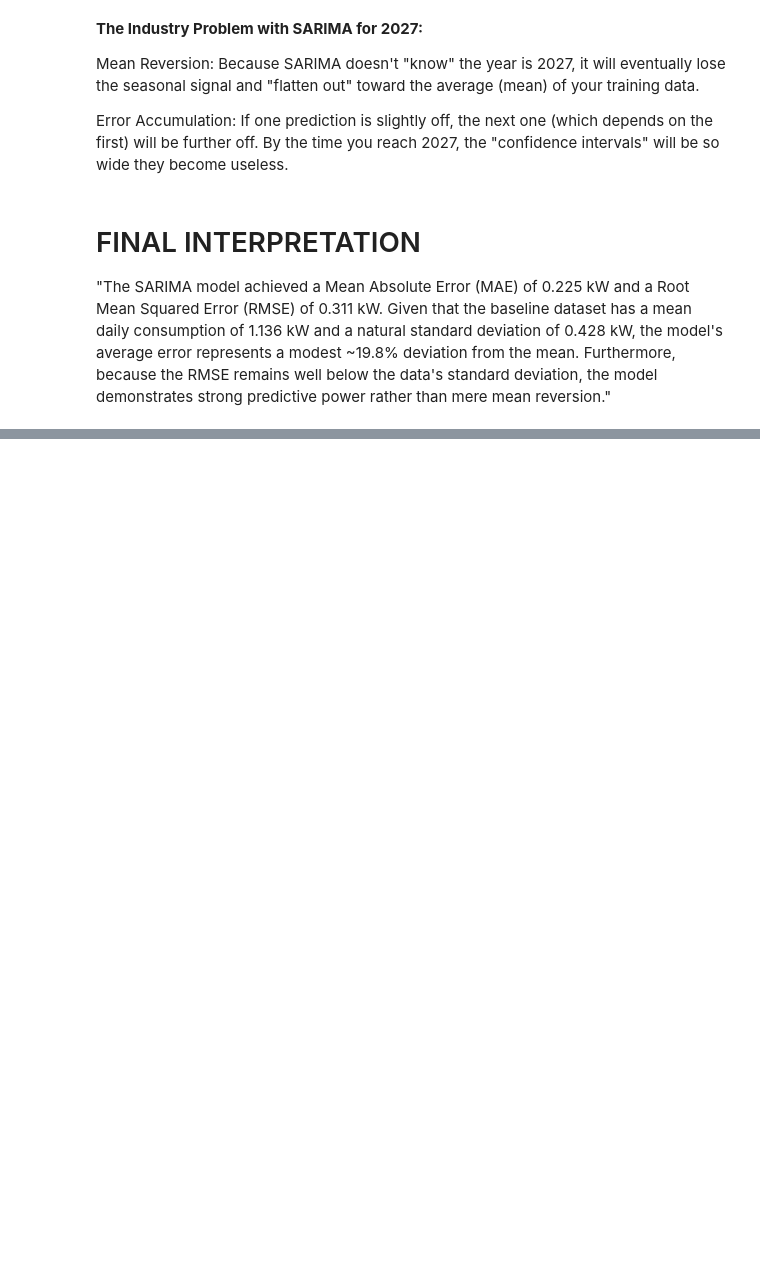
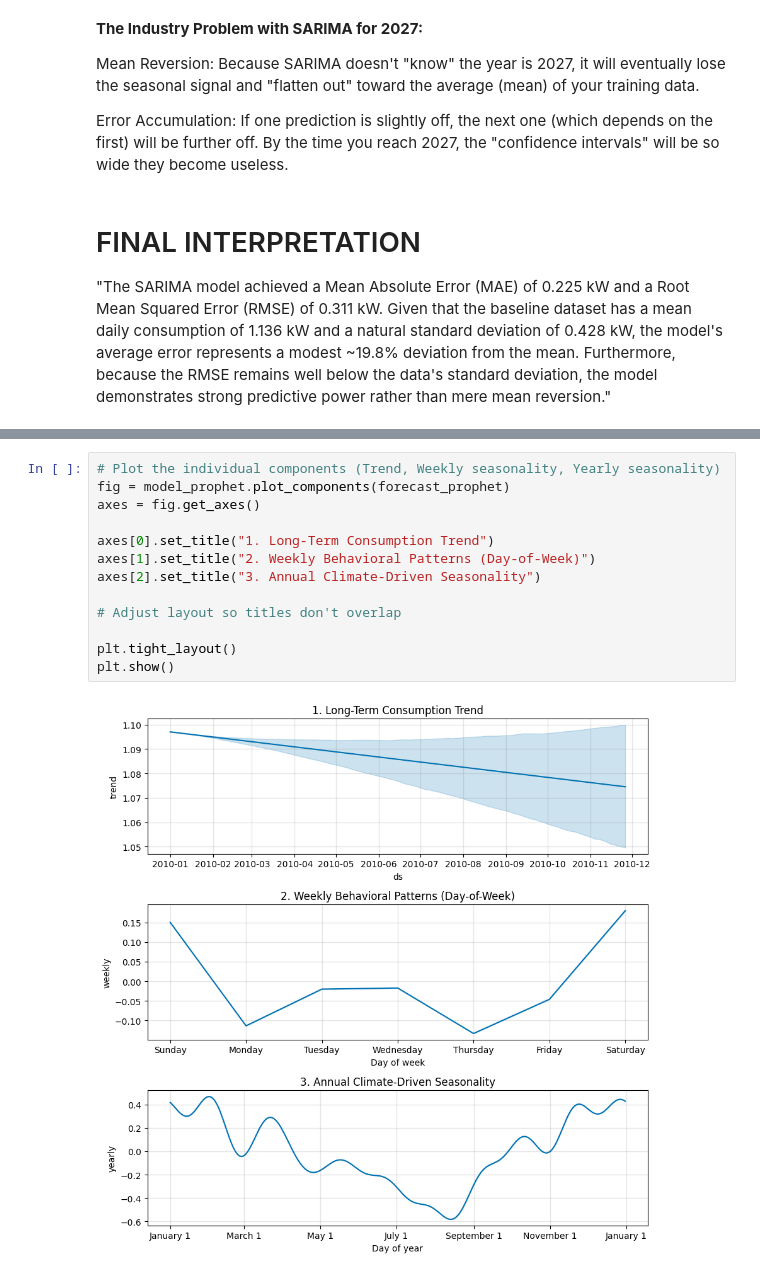
Before and after one commit to shruti-boop/Household-Energy-Consumption-Forecasting, a Jupyter notebook: drive/MyDrive/Colab Notebooks/forecasting.ipynb, the cells around one changed output, grey strips where cells are left out. Drawn from its saved outputs; the diff is of its cells as text; blank space fills up the shorter version.

```diff
--- a/drive/MyDrive/Colab Notebooks/forecasting.ipynb
+++ b/drive/MyDrive/Colab Notebooks/forecasting.ipynb
@@ -1034,0 +1159,15 @@ Error Accumulation: If one prediction is slightly off, the next one (which depen
+# %%
+# Plot the individual components (Trend, Weekly seasonality, Yearly seasonality)
+fig = model_prophet.plot_components(forecast_prophet)
+axes = fig.get_axes()
+
+axes[0].set_title("1. Long-Term Consumption Trend")
+axes[1].set_title("2. Weekly Behavioral Patterns (Day-of-Week)")
+axes[2].set_title("3. Annual Climate-Driven Seasonality")
+
+# Adjust layout so titles don't overlap
+
+plt.tight_layout()
+plt.show()
+# %% [output]
+[figure, added]
```
Also changed, not shown: parts of 23 cells of this notebook.
